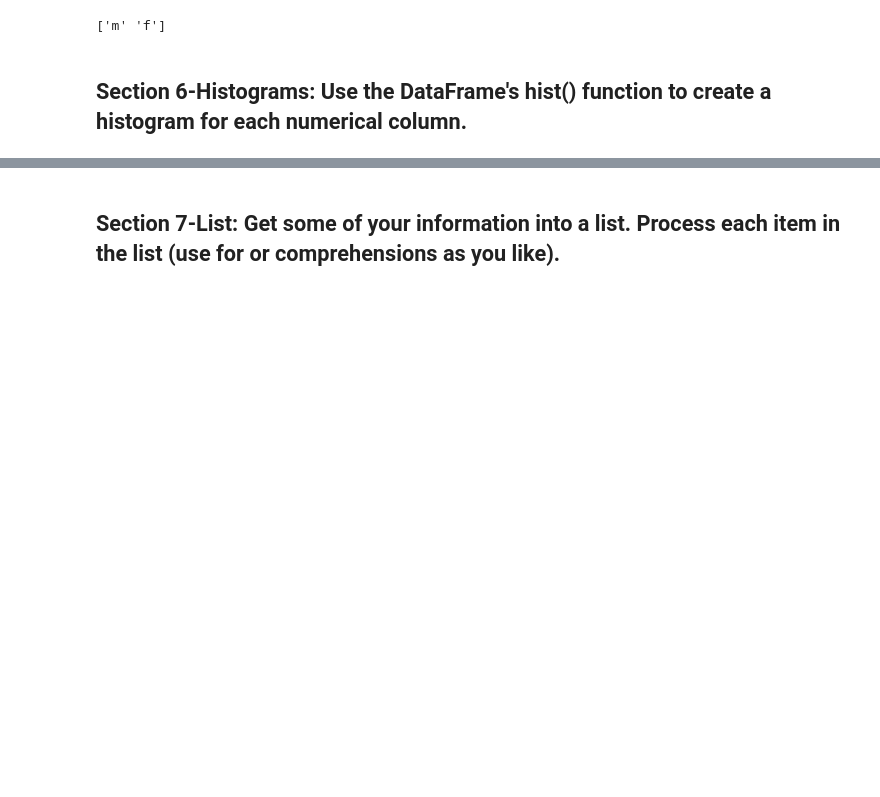
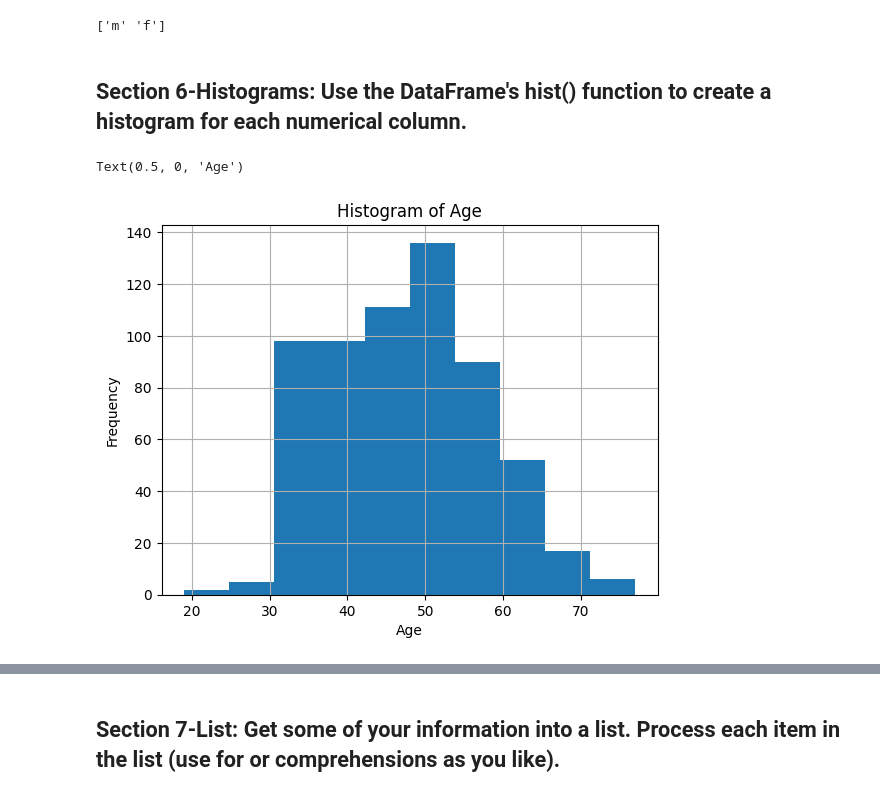
Before and after one commit to adriacv17/datafun-06-projects, a Jupyter notebook: task3_labvalues.ipynb, the cells around one changed output, grey strips where cells are left out. Drawn from its saved outputs; the diff is of its cells as text; code cells hidden in the pictures; blank space fills up the shorter version.

```diff
--- a/task3_labvalues.ipynb
+++ b/task3_labvalues.ipynb
@@ -95,3 +101,18 @@ print(unique_sex)
 ['m' 'f']
 # %% [markdown]
 ## Section 6-Histograms: Use the DataFrame's hist() function to create a histogram for each numerical column.
+# %%
+import matplotlib.pyplot as plt
+
+#enable Matplotlib support
+%matplotlib inline
+
+#Histogram for age as it does not have same y-axis label
+
+histogram = labvaluesdf['Age'].hist()
+plt.title('Histogram of Age') # set title
+plt.ylabel('Frequency') #label Y axis
+plt.xlabel('Age') #label X axis
+# %% [output]
+Text(0.5, 0, 'Age')
+[figure, added]
```
Also changed, not shown: parts of 5 cells of this notebook.
